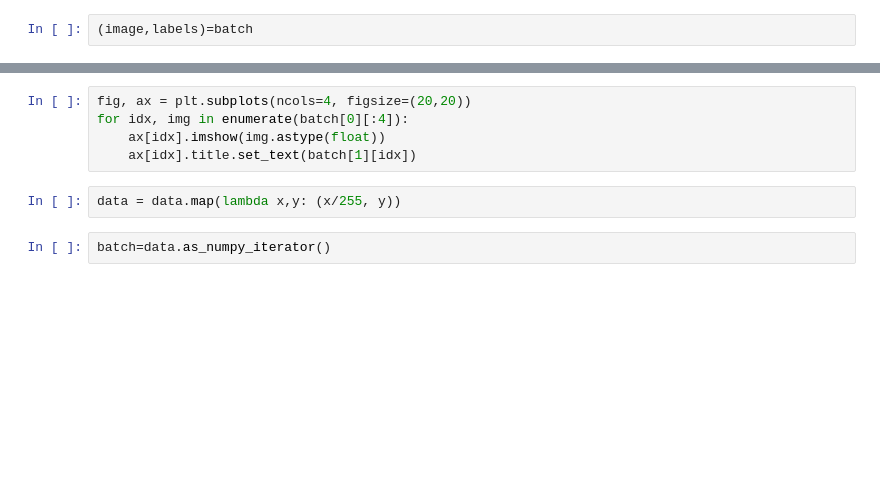
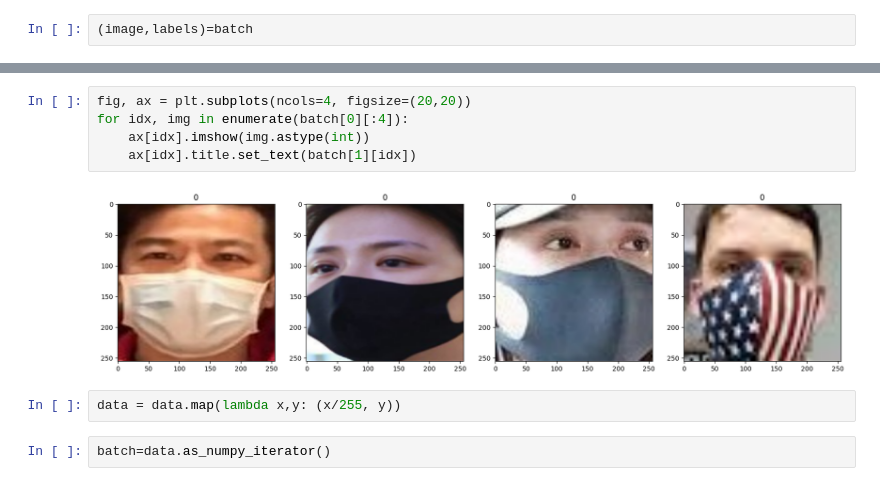
Before and after one commit to SHAIK-MOHAMMAD-IRFAN27/VR-mini-project, a Jupyter notebook: VR_TASK2.ipynb, the cells around one changed output, grey strips where cells are left out. Cells and saved outputs as stored; diff of their text form; blank space fills up the shorter version.

```diff
--- a/VR_TASK2.ipynb
+++ b/VR_TASK2.ipynb
@@ -88,8 +127,10 @@ batch[0].max()
 # %%
 fig, ax = plt.subplots(ncols=4, figsize=(20,20))
 for idx, img in enumerate(batch[0][:4]):
-    ax[idx].imshow(img.astype(float))
+    ax[idx].imshow(img.astype(int))
     ax[idx].title.set_text(batch[1][idx])
+# %% [output]
+[figure, added]
 # %%
 data = data.map(lambda x,y: (x/255, y))
 # %%
```
Also changed, not shown: parts of 100 cells of this notebook.
